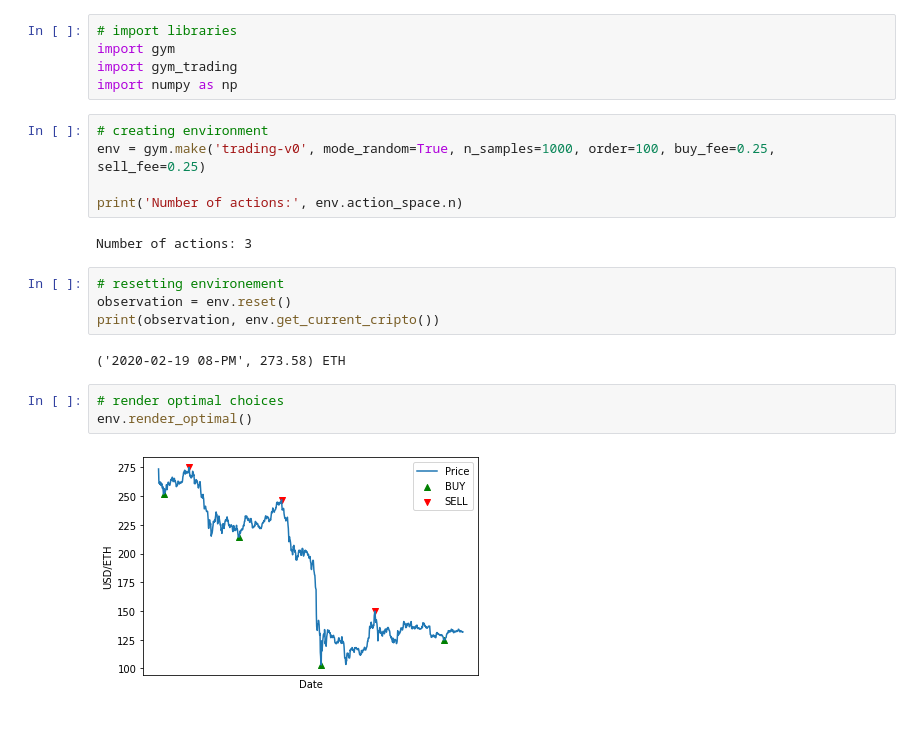
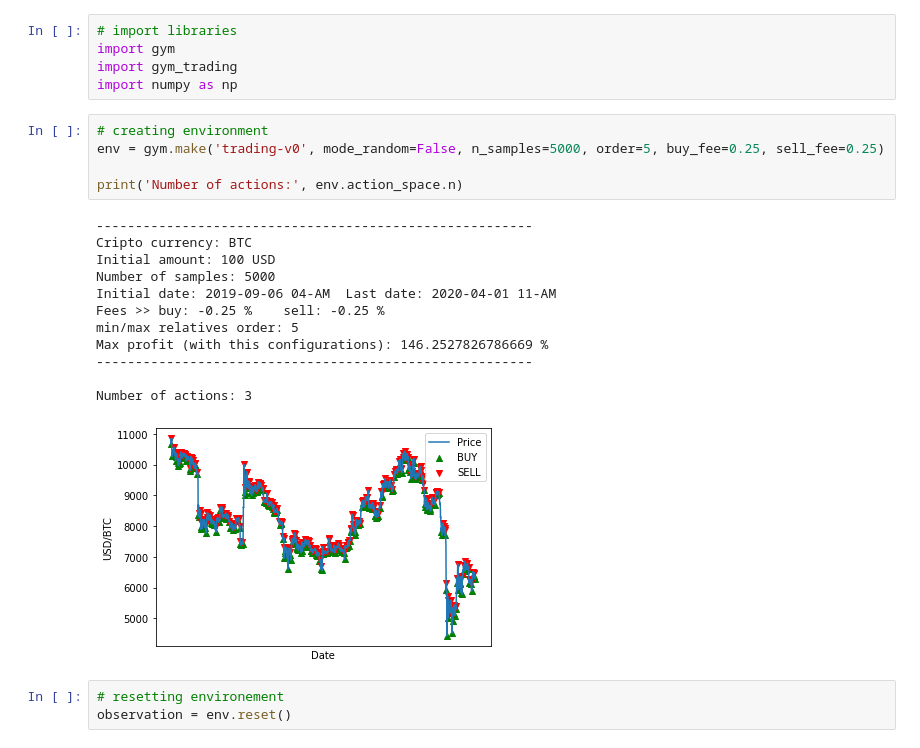
Before and after one commit to damiano9669/gym-trading, a Jupyter notebook: example.ipynb, the cells around one changed output. Drawn from its saved outputs; the diff is of its cells as text.

```diff
--- a/example.ipynb
+++ b/example.ipynb
@@ -7,22 +7,25 @@ import gym_trading
 import numpy as np
 # %%
 # creating environment
-env = gym.make('trading-v0', mode_random=True, n_samples=1000, order=100, buy_fee=0.25, sell_fee=0.25)
+env = gym.make('trading-v0', mode_random=False, n_samples=5000, order=5, buy_fee=0.25, sell_fee=0.25)
 
 print('Number of actions:', env.action_space.n)
 # %% [output]
+--------------------------------------------------------
+Cripto currency: BTC
+Initial amount: 100 USD
+Number of samples: 5000
+Initial date: 2019-09-06 04-AM  Last date: 2020-04-01 11-AM
+Fees >> buy: -0.25 %    sell: -0.25 %
+min/max relatives order: 5
+Max profit (with this configurations): 146.2527826786669 %
+--------------------------------------------------------
+
 Number of actions: 3
+[figure, added]
 # %%
 # resetting environement
 observation = env.reset()
-print(observation, env.get_current_cripto())
-# %% [output]
-('2020-02-19 08-PM', 273.58) ETH
-# %%
-# render optimal choices
-env.render_optimal()
-# %% [output]
-[figure, removed]
 # %%
 # simulating a trading session
 tot_reward = 0
```
Also changed, not shown: parts of 2 cells of this notebook, 3 other files.
